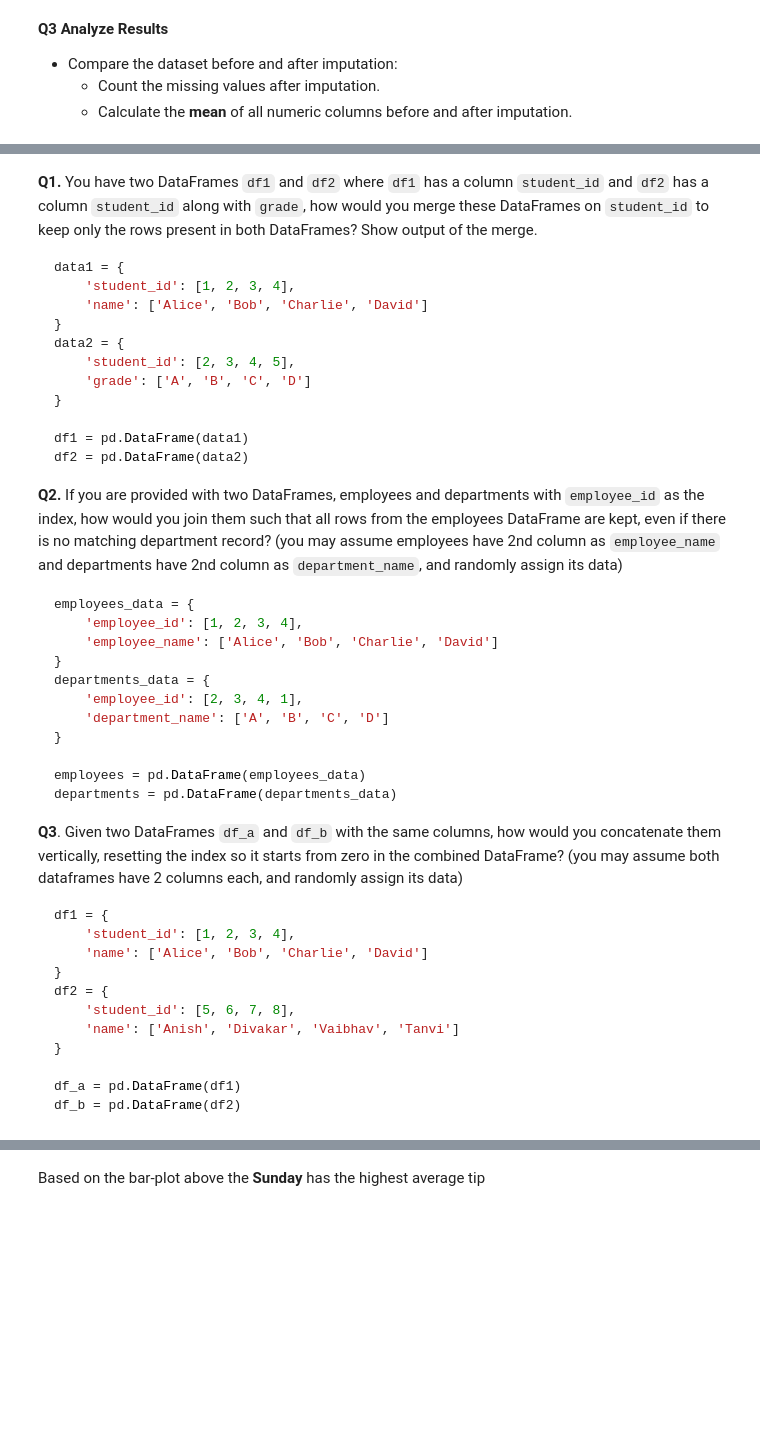
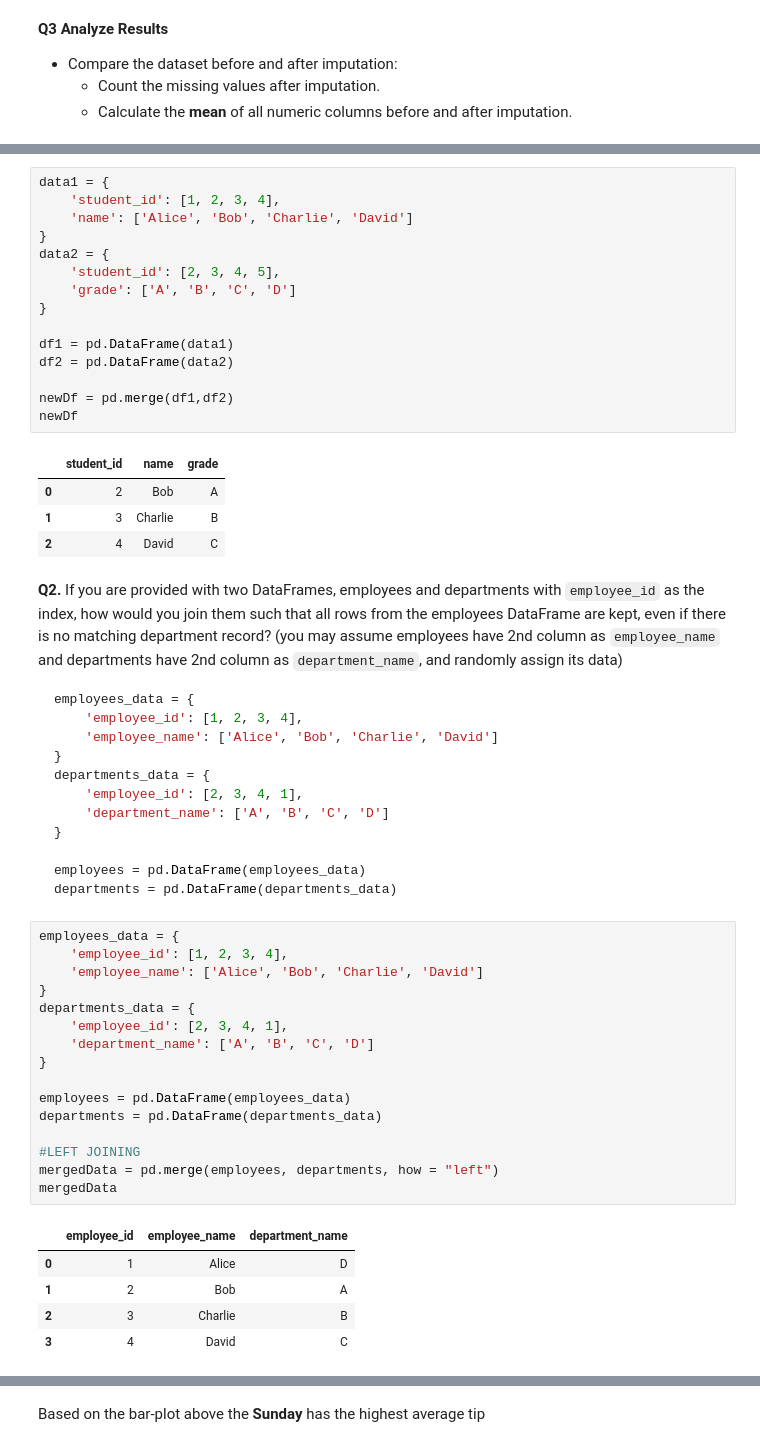
Before and after one commit to Diver202/PSDV, a Jupyter notebook: Lab2/Lab2_Pandas_Matplotlib.ipynb, the cells around one changed output, grey strips where cells are left out. Cells and saved outputs as stored; diff of their text form; blank space fills up the shorter version.

````diff
--- a/Lab2/Lab2_Pandas_Matplotlib.ipynb
+++ b/Lab2/Lab2_Pandas_Matplotlib.ipynb
@@ -455,21 +471,24 @@ numeric_df.loc[parch_nan_indices, 'parch'] = np.nan
+# %%
+data1 = {
+    'student_id': [1, 2, 3, 4],
+    'name': ['Alice', 'Bob', 'Charlie', 'David']
+}
+data2 = {
+    'student_id': [2, 3, 4, 5],
+    'grade': ['A', 'B', 'C', 'D']
+}
+
+df1 = pd.DataFrame(data1)
+df2 = pd.DataFrame(data2)
+
+newDf = pd.merge(df1,df2)
+newDf
+# %% [output]
+|  | student_id | name | grade |
+| 0 | 2 | Bob | A |
+| 1 | 3 | Charlie | B |
+| 2 | 4 | David | C |
 # %% [markdown]
-**Q1.** You have two DataFrames `df1` and `df2` where `df1` has a column `student_id` and `df2` has a column `student_id` along with `grade`, how would you merge these DataFrames on `student_id` to keep only the rows present in both DataFrames? Show output of the merge.
-
-```python
-data1 = {
-    'student_id': [1, 2, 3, 4],
-    'name': ['Alice', 'Bob', 'Charlie', 'David']
-}
-data2 = {
-    'student_id': [2, 3, 4, 5],
-    'grade': ['A', 'B', 'C', 'D']
-}
-
-df1 = pd.DataFrame(data1)
-df2 = pd.DataFrame(data2)
-```
-
-
 **Q2.** If you are provided with two DataFrames, employees and departments with `employee_id` as the index, how would you join them such that all rows from the employees DataFrame are kept, even if there is no matching department record? (you may assume employees have 2nd column as `employee_name` and departments have 2nd column as `department_name`, and randomly assign its data)
 
 ```python
@@ -485,21 +504,25 @@ departments_data = {
 employees = pd.DataFrame(employees_data)
 departments = pd.DataFrame(departments_data)
 ```
-
-
-
-**Q3**. Given two DataFrames `df_a` and `df_b` with the same columns, how would you concatenate them vertically, resetting the index so it starts from zero in the combined DataFrame? (you may assume both dataframes have 2 columns each, and randomly assign its data)
-
-```python
-df1 = {
-    'student_id': [1, 2, 3, 4],
-    'name': ['Alice', 'Bob', 'Charlie', 'David']
-}
-df2 = {
-    'student_id': [5, 6, 7, 8],
-    'name': ['Anish', 'Divakar', 'Vaibhav', 'Tanvi']
-}
-
-df_a = pd.DataFrame(df1)
-df_b = pd.DataFrame(df2)
-```
+# %%
+employees_data = {
+    'employee_id': [1, 2, 3, 4],
+    'employee_name': ['Alice', 'Bob', 'Charlie', 'David']
+}
+departments_data = {
+    'employee_id': [2, 3, 4, 1],
+    'department_name': ['A', 'B', 'C', 'D']
+}
+
+employees = pd.DataFrame(employees_data)
+departments = pd.DataFrame(departments_data)
+
+#LEFT JOINING
+mergedData = pd.merge(employees, departments, how = "left")
+mergedData
+# %% [output]
+|  | employee_id | employee_name | department_name |
+| 0 | 1 | Alice | D |
+| 1 | 2 | Bob | A |
+| 2 | 3 | Charlie | B |
+| 3 | 4 | David | C |
````
Also changed, not shown: parts of 17 cells of this notebook.
